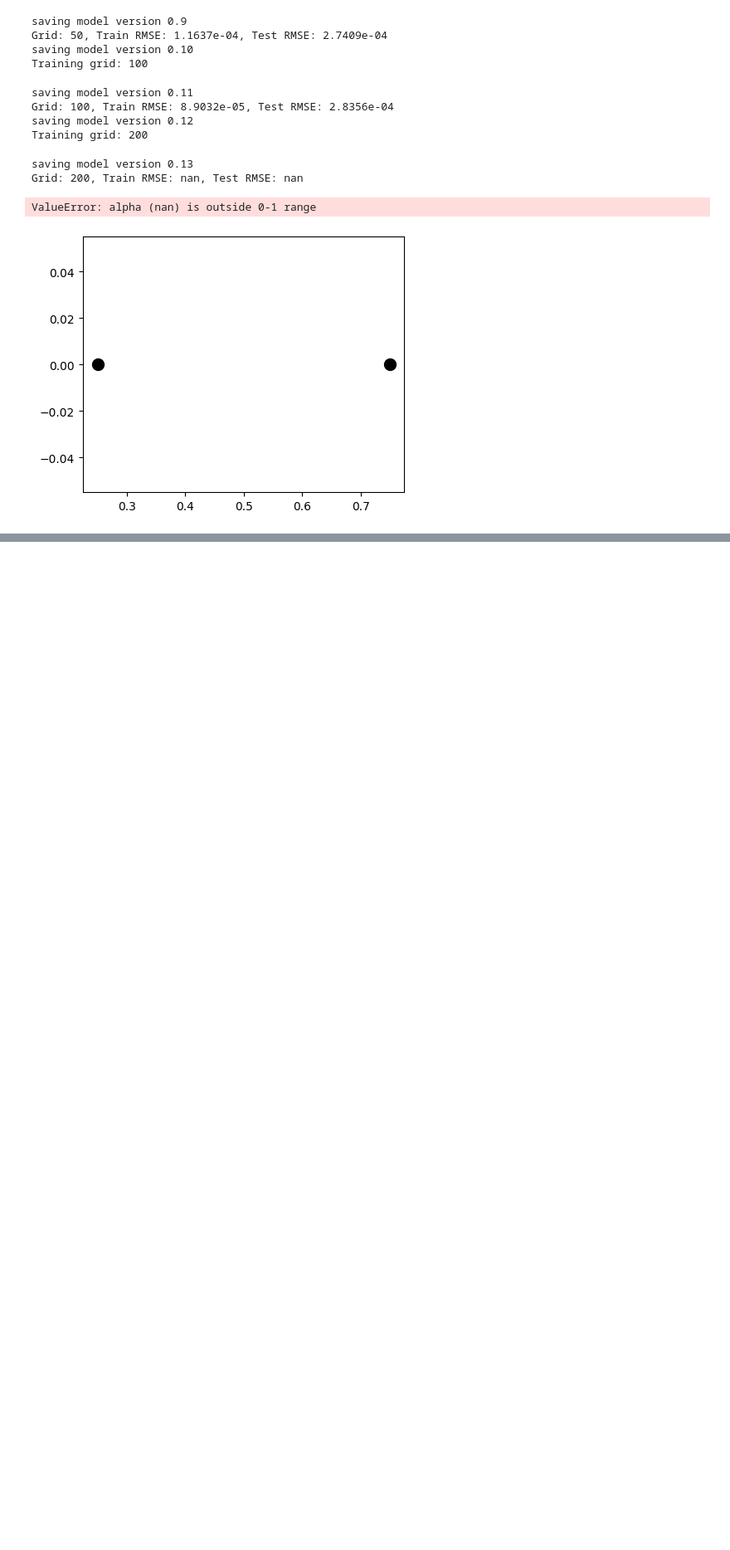
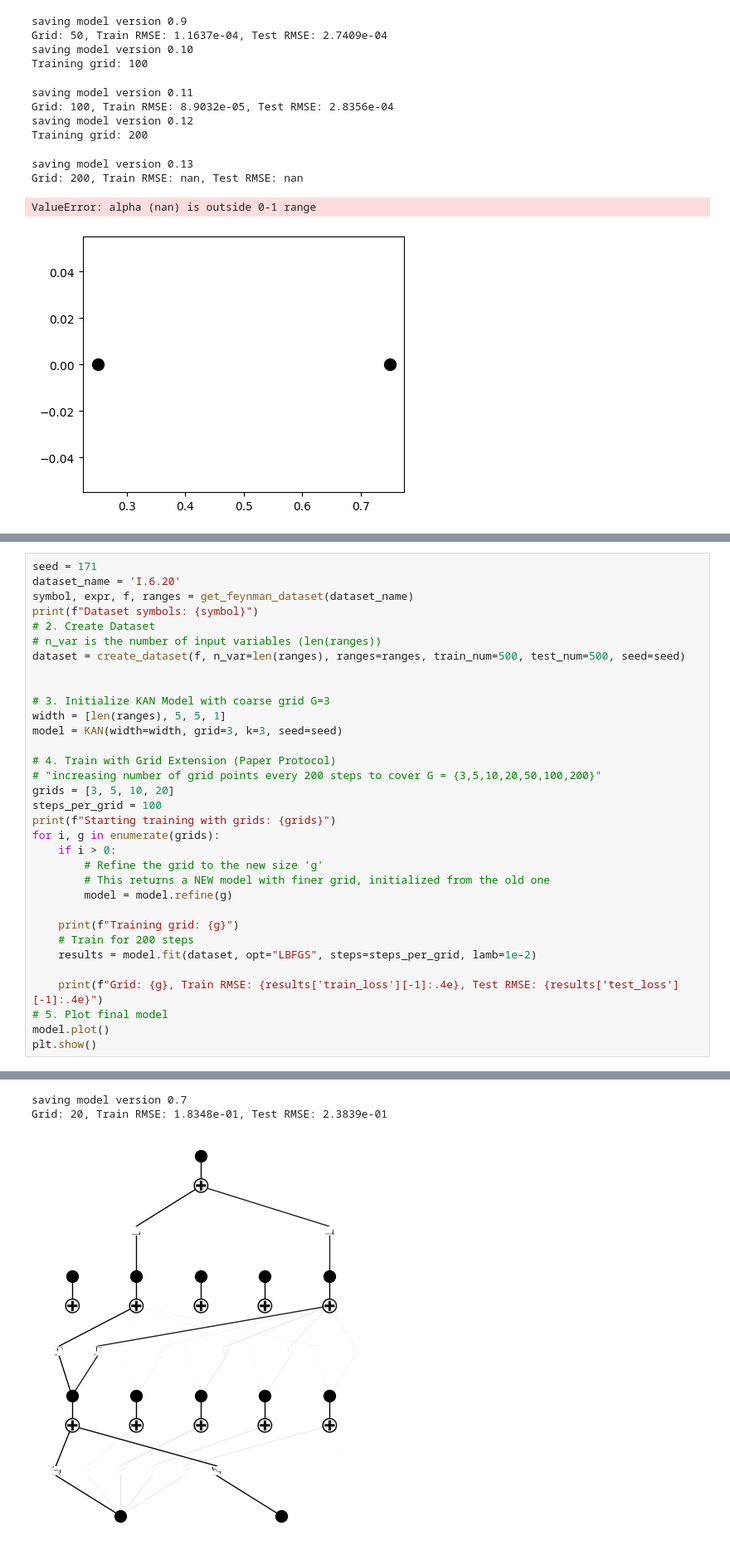
Before and after one commit to paumateo/Deep-Learning-Advanced-KAN-Project, a Jupyter notebook: notebooks/reproduce_feynman.ipynb, the cells around one changed output, grey strips where cells are left out. Shown at 83% size. Saved outputs shown, nothing was run; the diff lists cells and outputs as text; blank space fills up the shorter version.

Commit message:
update feynman reproducibility

```diff
--- a/notebooks/reproduce_feynman.ipynb
+++ b/notebooks/reproduce_feynman.ipynb
@@ -359,0 +282,34 @@ KeyboardInterrupt:
+# %%
+seed = 171
+dataset_name = 'I.6.20'
+symbol, expr, f, ranges = get_feynman_dataset(dataset_name)
+print(f"Dataset symbols: {symbol}")
+# 2. Create Dataset
+# n_var is the number of input variables (len(ranges))
+dataset = create_dataset(f, n_var=len(ranges), ranges=ranges, train_num=500, test_num=500, seed=seed)
+
+
+# 3. Initialize KAN Model with coarse grid G=3
+width = [len(ranges), 5, 5, 1]
+model = KAN(width=width, grid=3, k=3, seed=seed)
+
+# 4. Train with Grid Extension (Paper Protocol)
+# "increasing number of grid points every 200 steps to cover G = {3,5,10,20,50,100,200}"
+grids = [3, 5, 10, 20]
+steps_per_grid = 100
+print(f"Starting training with grids: {grids}")
+for i, g in enumerate(grids):
+    if i > 0:
+        # Refine the grid to the new size 'g'
+        # This returns a NEW model with finer grid, initialized from the old one
+        model = model.refine(g)
+
+    print(f"Training grid: {g}")
+    # Train for 200 steps
+    results = model.fit(dataset, opt="LBFGS", steps=steps_per_grid, lamb=1e-2)
+
+    print(f"Grid: {g}, Train RMSE: {results['train_loss'][-1]:.4e}, Test RMSE: {results['test_loss'][-1]:.4e}")
+# 5. Plot final model
+model.plot()
+plt.show()
+# %% [output]
@@ -359,0 +333,3 @@ KeyboardInterrupt:
+saving model version 0.7
+Grid: 20, Train RMSE: 1.8348e-01, Test RMSE: 2.3839e-01
+[figure, added]
```
Also changed, not shown: parts of 37 cells of this notebook.
